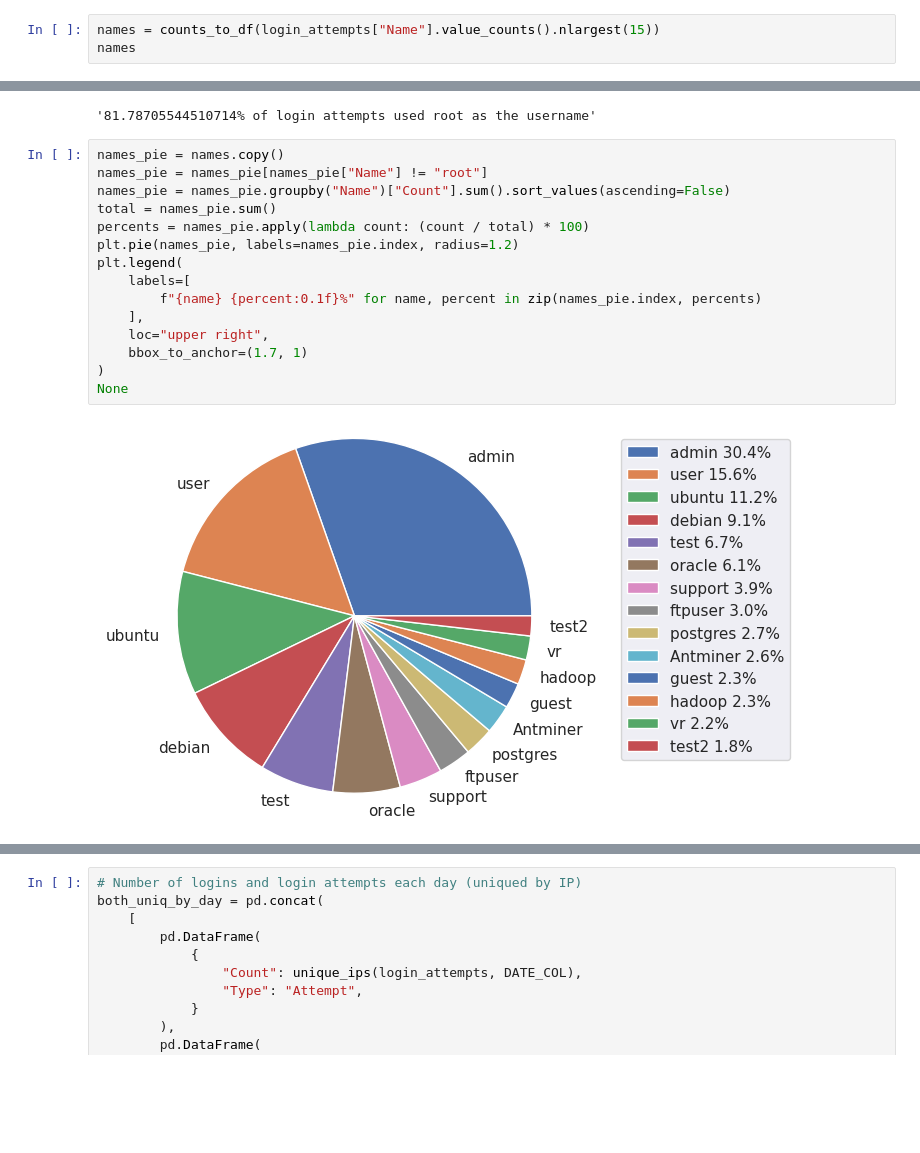
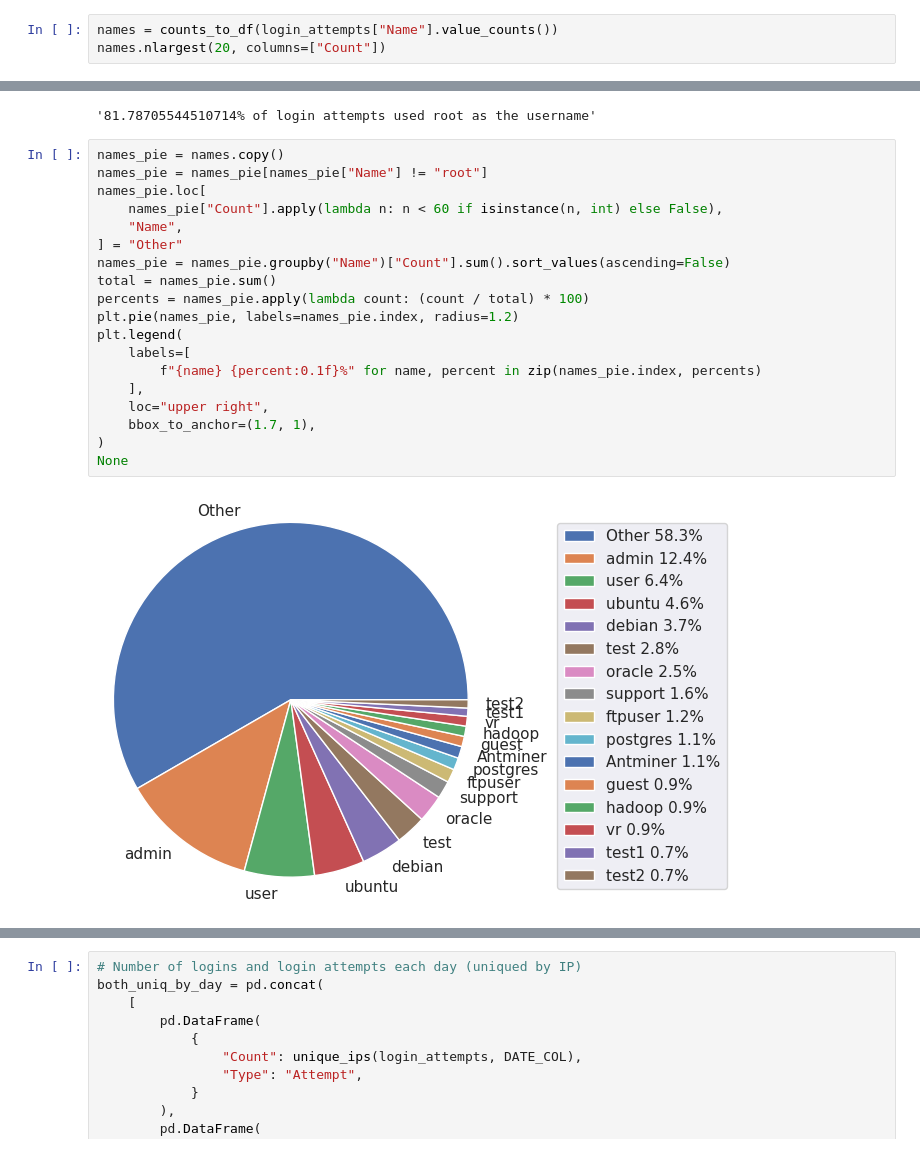
Before and after one commit to ysthakur/hacs202-ssh-hp, a Jupyter notebook: imhungry.ipynb, the cells around one changed output, grey strips where cells are left out. Saved outputs shown, nothing was run; the diff lists cells and outputs as text; blank space fills up the shorter version.

```diff
--- a/imhungry.ipynb
+++ b/imhungry.ipynb
@@ -144,8 +144,8 @@ IP
 92.118.39.245      319
 Name: count, dtype: int64
 # %%
-names = counts_to_df(login_attempts["Name"].value_counts().nlargest(15))
-names
+names = counts_to_df(login_attempts["Name"].value_counts())
+names.nlargest(20, columns=["Count"])
 # %% [output]
 |  | Name | Count |
 | 0 | root | 14810 |
@@ -170,18 +171,22 @@ f'{names[names["Name"] == "root"]["Count"].iloc[0] / names["Count"].sum() * 100}
 # %%
 names_pie = names.copy()
 names_pie = names_pie[names_pie["Name"] != "root"]
+names_pie.loc[
+    names_pie["Count"].apply(lambda n: n < 60 if isinstance(n, int) else False),
+    "Name",
+] = "Other"
 names_pie = names_pie.groupby("Name")["Count"].sum().sort_values(ascending=False)
 total = names_pie.sum()
 percents = names_pie.apply(lambda count: (count / total) * 100)
 plt.pie(names_pie, labels=names_pie.index, radius=1.2)
 plt.legend(
     labels=[
         f"{name} {percent:0.1f}%" for name, percent in zip(names_pie.index, percents)
     ],
     loc="upper right",
-    bbox_to_anchor=(1.7, 1)
+    bbox_to_anchor=(1.7, 1),
 )
 None
 # %% [output]
-[figure, old version]
+[figure, new version]
 # %%
```
Also changed, not shown: parts of 11 cells of this notebook.
